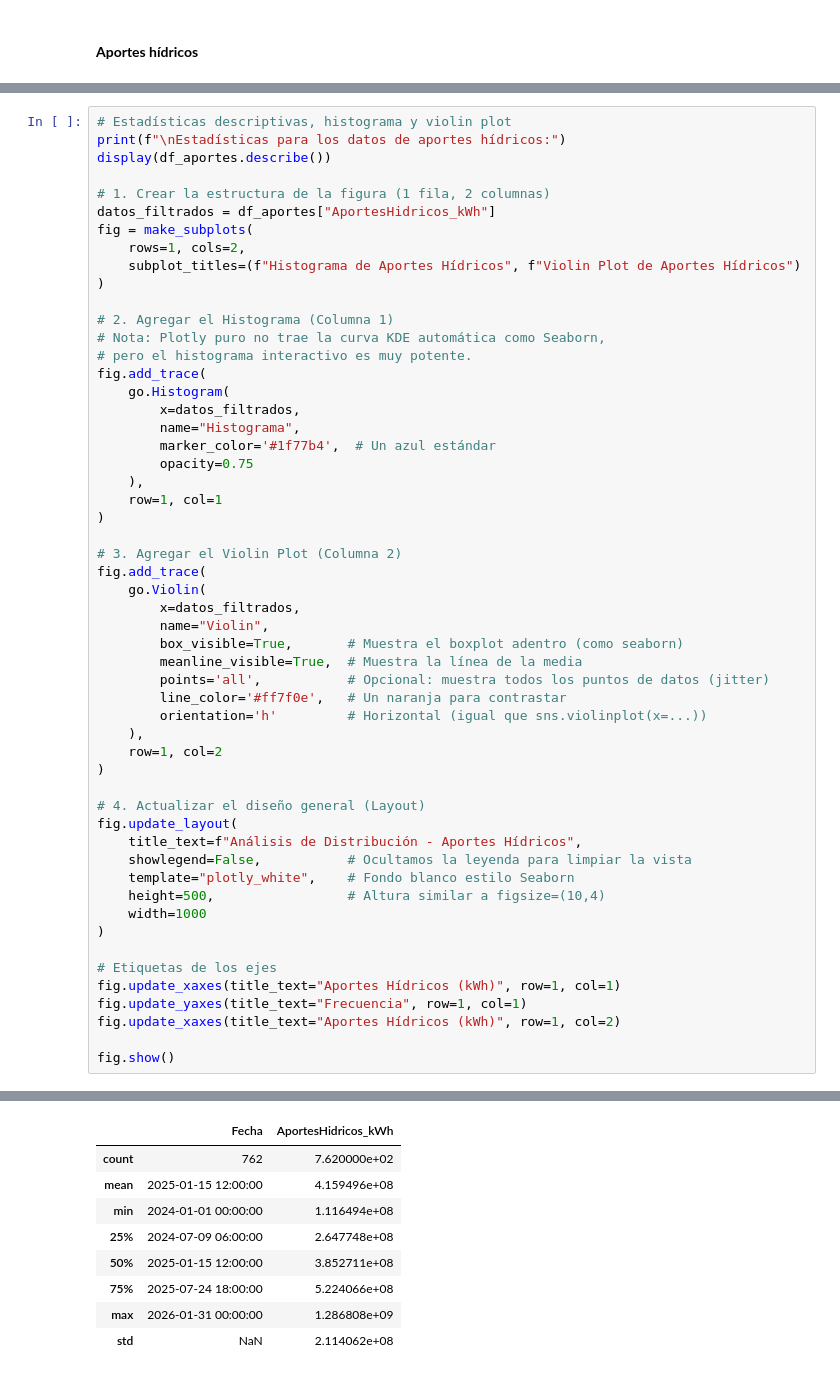
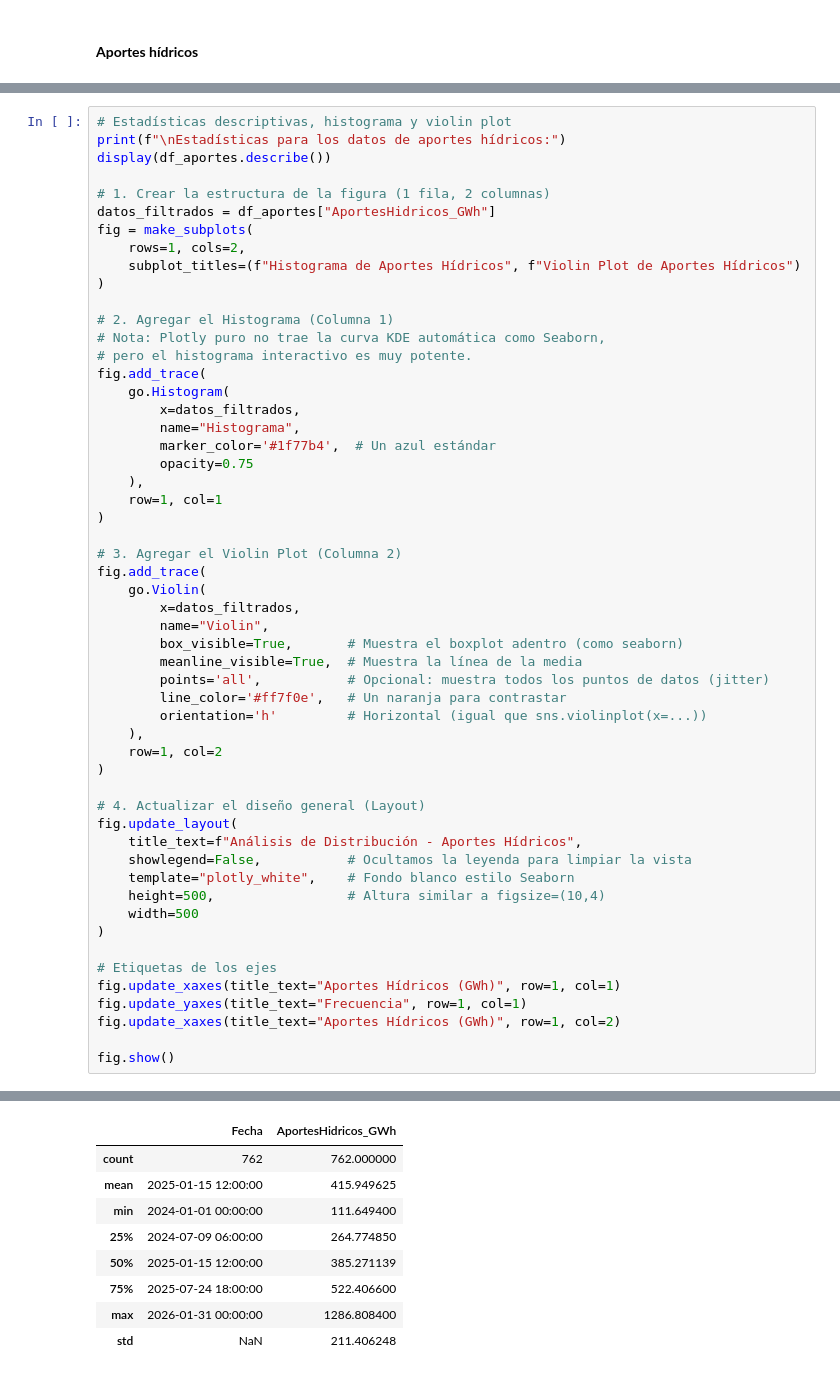
Before and after one commit to shaka03/bot_futuros, a Jupyter notebook: notebooks/EDA/Analisis_Exploratorio.ipynb, the cells around one changed output, grey strips where cells are left out. Saved outputs shown, nothing was run; the diff lists cells and outputs as text.

```diff
--- a/notebooks/EDA/Analisis_Exploratorio.ipynb
+++ b/notebooks/EDA/Analisis_Exploratorio.ipynb
@@ -511,7 +563,7 @@ print(f"\nEstadísticas para los datos de aportes hídricos:")
 display(df_aportes.describe())
 
 # 1. Crear la estructura de la figura (1 fila, 2 columnas)
-datos_filtrados = df_aportes["AportesHidricos_kWh"]
+datos_filtrados = df_aportes["AportesHidricos_GWh"]
 fig = make_subplots(
     rows=1, cols=2,
     subplot_titles=(f"Histograma de Aportes Hídricos", f"Violin Plot de Aportes Hídricos")
@@ -531,42 +583,42 @@ fig.add_trace(
 )
 
 # 3. Agregar el Violin Plot (Columna 2)
 fig.add_trace(
     go.Violin(
         x=datos_filtrados,
         name="Violin",
         box_visible=True,       # Muestra el boxplot adentro (como seaborn)
         meanline_visible=True,  # Muestra la línea de la media
         points='all',           # Opcional: muestra todos los puntos de datos (jitter)
         line_color='#ff7f0e',   # Un naranja para contrastar
         orientation='h'         # Horizontal (igual que sns.violinplot(x=...))
     ),
     row=1, col=2
 )
 
 # 4. Actualizar el diseño general (Layout)
 fig.update_layout(
     title_text=f"Análisis de Distribución - Aportes Hídricos",
     showlegend=False,           # Ocultamos la leyenda para limpiar la vista
     template="plotly_white",    # Fondo blanco estilo Seaborn
     height=500,                 # Altura similar a figsize=(10,4)
-    width=1000
+    width=500
 )
 
 # Etiquetas de los ejes
-fig.update_xaxes(title_text="Aportes Hídricos (kWh)", row=1, col=1)
+fig.update_xaxes(title_text="Aportes Hídricos (GWh)", row=1, col=1)
 fig.update_yaxes(title_text="Frecuencia", row=1, col=1)
-fig.update_xaxes(title_text="Aportes Hídricos (kWh)", row=1, col=2)
+fig.update_xaxes(title_text="Aportes Hídricos (GWh)", row=1, col=2)
 
 fig.show()
 # %% [output]
 Estadísticas para los datos de aportes hídricos:
-|  | Fecha | AportesHidricos_kWh |
-| count | 762 | 7.620000e+02 |
-| mean | 2025-01-15 12:00:00 | 4.159496e+08 |
-| min | 2024-01-01 00:00:00 | 1.116494e+08 |
-| 25% | 2024-07-09 06:00:00 | 2.647748e+08 |
-| 50% | 2025-01-15 12:00:00 | 3.852711e+08 |
-| 75% | 2025-07-24 18:00:00 | 5.224066e+08 |
-| max | 2026-01-31 00:00:00 | 1.286808e+09 |
-| std | NaN | 2.114062e+08 |
+|  | Fecha | AportesHidricos_GWh |
+| count | 762 | 762.000000 |
+| mean | 2025-01-15 12:00:00 | 415.949625 |
+| min | 2024-01-01 00:00:00 | 111.649400 |
+| 25% | 2024-07-09 06:00:00 | 264.774850 |
+| 50% | 2025-01-15 12:00:00 | 385.271139 |
+| 75% | 2025-07-24 18:00:00 | 522.406600 |
+| max | 2026-01-31 00:00:00 | 1286.808400 |
+| std | NaN | 211.406248 |
```
Also changed, not shown: parts of 33 cells of this notebook, 2 other files.
